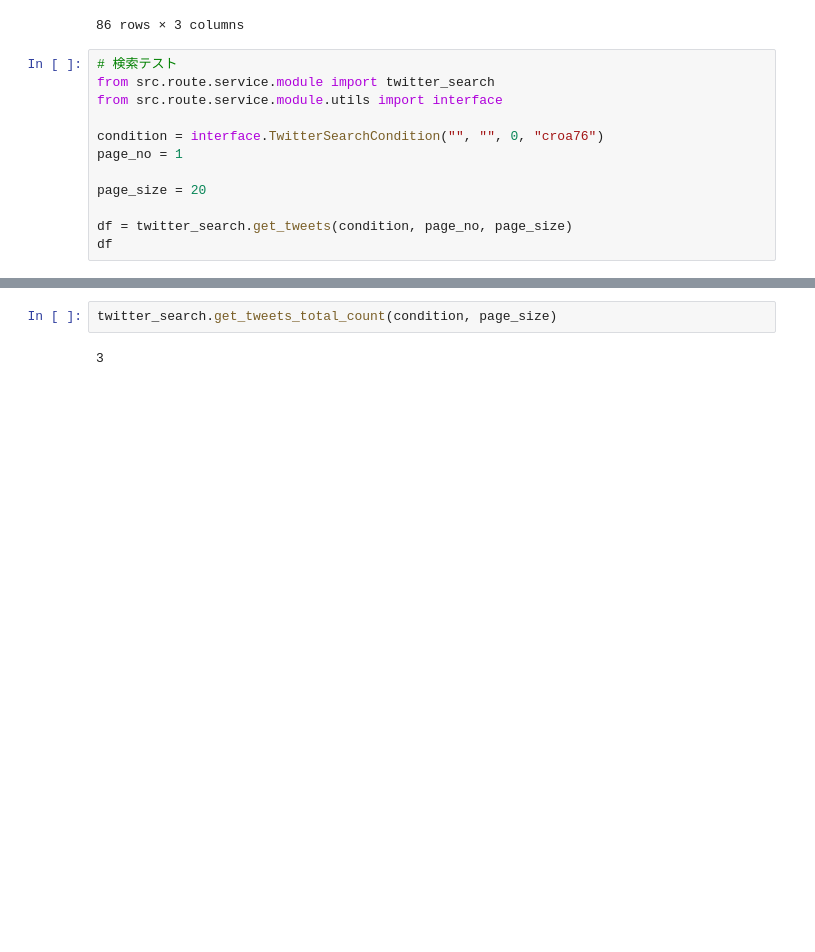
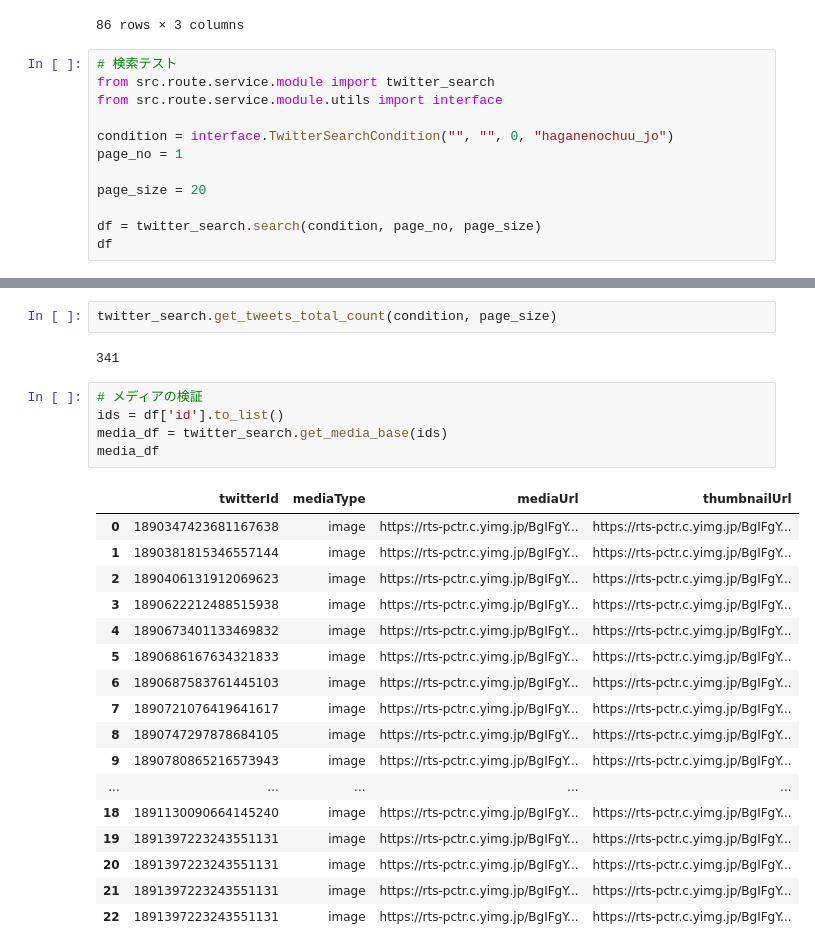
Before and after one commit to sakura7304moti/holomoti2, a Jupyter notebook: api/test.ipynb, the cells around one changed output, grey strips where cells are left out. Cells and saved outputs as stored; diff of their text form; blank space fills up the shorter version.

```diff
--- a/api/test.ipynb
+++ b/api/test.ipynb
@@ -77,11 +77,11 @@ df
 from src.route.service.module import twitter_search
 from src.route.service.module.utils import interface
 
-condition = interface.TwitterSearchCondition("", "", 0, "croa76")
+condition = interface.TwitterSearchCondition("", "", 0, "haganenochuu_jo")
 page_no = 1
 
 page_size = 20
 
-df = twitter_search.get_tweets(condition, page_no, page_size)
+df = twitter_search.search(condition, page_no, page_size)
 df
 # %% [output]
@@ -105,4 +118,27 @@ df
 # %%
 twitter_search.get_tweets_total_count(condition, page_size)
 # %% [output]
-3
+341
+# %%
+# メディアの検証
+ids = df['id'].to_list()
+media_df = twitter_search.get_media_base(ids)
+media_df
+# %% [output]
+|  | twitterId | mediaType | mediaUrl | thumbnailUrl |
+| 0 | 1890347423681167638 | image | https://rts-pctr.c.yimg.jp/BgIFgY... | https://rts-pctr.c.yimg.jp/BgIFgY... |
+| 1 | 1890381815346557144 | image | https://rts-pctr.c.yimg.jp/BgIFgY... | https://rts-pctr.c.yimg.jp/BgIFgY... |
+| 2 | 1890406131912069623 | image | https://rts-pctr.c.yimg.jp/BgIFgY... | https://rts-pctr.c.yimg.jp/BgIFgY... |
+| 3 | 1890622212488515938 | image | https://rts-pctr.c.yimg.jp/BgIFgY... | https://rts-pctr.c.yimg.jp/BgIFgY... |
+| 4 | 1890673401133469832 | image | https://rts-pctr.c.yimg.jp/BgIFgY... | https://rts-pctr.c.yimg.jp/BgIFgY... |
+| 5 | 1890686167634321833 | image | https://rts-pctr.c.yimg.jp/BgIFgY... | https://rts-pctr.c.yimg.jp/BgIFgY... |
+| 6 | 1890687583761445103 | image | https://rts-pctr.c.yimg.jp/BgIFgY... | https://rts-pctr.c.yimg.jp/BgIFgY... |
+| 7 | 1890721076419641617 | image | https://rts-pctr.c.yimg.jp/BgIFgY... | https://rts-pctr.c.yimg.jp/BgIFgY... |
+| 8 | 1890747297878684105 | image | https://rts-pctr.c.yimg.jp/BgIFgY... | https://rts-pctr.c.yimg.jp/BgIFgY... |
+| 9 | 1890780865216573943 | image | https://rts-pctr.c.yimg.jp/BgIFgY... | https://rts-pctr.c.yimg.jp/BgIFgY... |
+| ... | ... | ... | ... | ... |
+| 18 | 1891130090664145240 | image | https://rts-pctr.c.yimg.jp/BgIFgY... | https://rts-pctr.c.yimg.jp/BgIFgY... |
+| 19 | 1891397223243551131 | image | https://rts-pctr.c.yimg.jp/BgIFgY... | https://rts-pctr.c.yimg.jp/BgIFgY... |
+| 20 | 1891397223243551131 | image | https://rts-pctr.c.yimg.jp/BgIFgY... | https://rts-pctr.c.yimg.jp/BgIFgY... |
+| 21 | 1891397223243551131 | image | https://rts-pctr.c.yimg.jp/BgIFgY... | https://rts-pctr.c.yimg.jp/BgIFgY... |
+| 22 | 1891397223243551131 | image | https://rts-pctr.c.yimg.jp/BgIFgY... | https://rts-pctr.c.yimg.jp/BgIFgY... |
```
Also changed, not shown: parts of 4 cells of this notebook, 10 other files.
